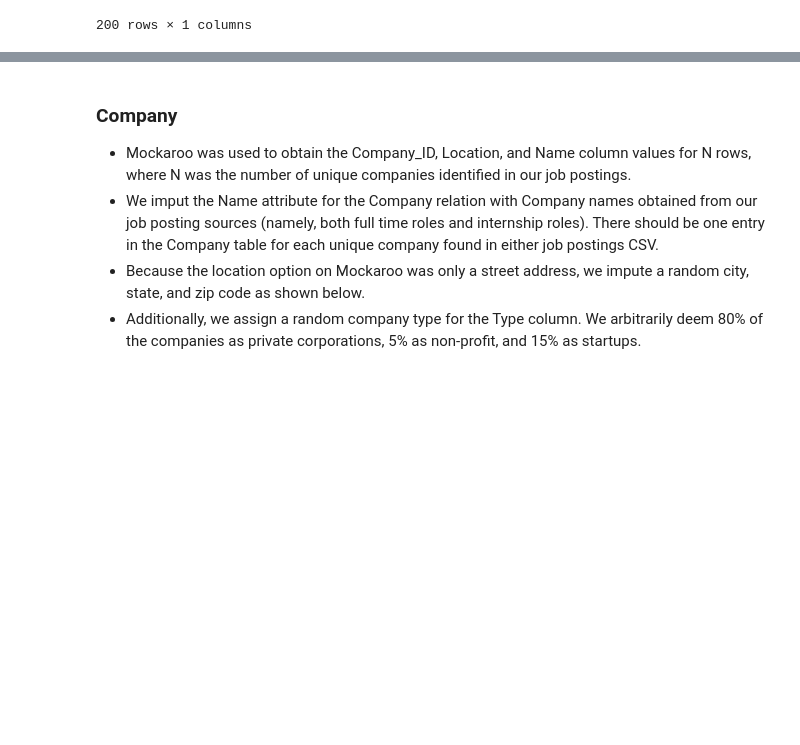
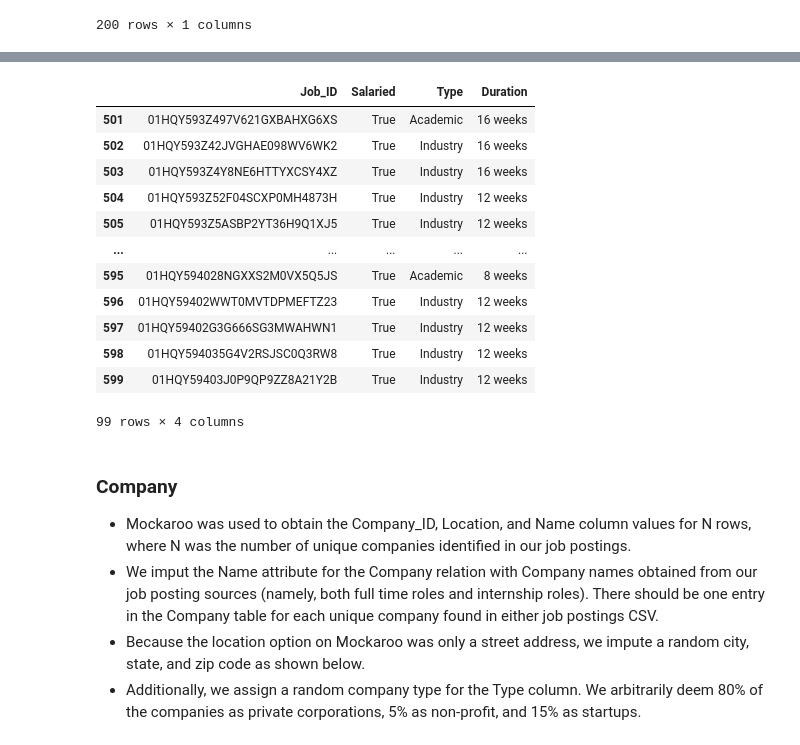
Before and after one commit to vbainwala/TalentTrove, a Jupyter notebook: make_data.ipynb, the cells around one changed output, grey strips where cells are left out. Cells and saved outputs as stored; diff of their text form; code cells hidden in the pictures; blank space fills up the shorter version.

Commit message:
Fixes #7: Add Co_op_Job table data

```diff
--- a/make_data.ipynb
+++ b/make_data.ipynb
@@ -465,0 +468,3 @@ internship_df.to_csv('data/Internship_Job.csv', index=False)
+# %%
+coop_df = pd.read_csv('data/Job_Posting.csv', header=0)
+coop_df
@@ -465,0 +485,4 @@ internship_df.to_csv('data/Internship_Job.csv', index=False)
+# %%
+# Keep only last 100 rows
+coop_df = coop_df[501:601]
+coop_df
@@ -465,0 +503,4 @@ internship_df.to_csv('data/Internship_Job.csv', index=False)
+# %%
+# Drop all attributes besides Job_ID
+coop_df = coop_df.drop(columns=['Company_ID', 'Job_Title', 'Location', 'Experience', 'Requirements', 'Skills', 'Recruiter_Username', 'Portal_ID'])
+coop_df
@@ -465,0 +521,24 @@ internship_df.to_csv('data/Internship_Job.csv', index=False)
+# %%
+# Impute values for Salaried, Type, and Duration attributes
+coop_types = ['Industry', 'Academic']
+coop_probs = [0.75, 0.25]
+
+coop_df['Salaried'] = np.random.choice(salaried, size=len(coop_df), p=salary_probs)
+coop_df['Type'] = np.random.choice(coop_types, size=len(coop_df), p=coop_probs)
+coop_df['Duration'] = np.random.choice(duration_vals, size=len(coop_df), p=duration_probs)
+
+coop_df
+# %% [output]
+|  | Job_ID | Salaried | Type | Duration |
+| 501 | 01HQY593Z497V621GXBAHXG6XS | True | Academic | 16 weeks |
+| 502 | 01HQY593Z42JVGHAE098WV6WK2 | True | Industry | 16 weeks |
+| 503 | 01HQY593Z4Y8NE6HTTYXCSY4XZ | True | Industry | 16 weeks |
+| 504 | 01HQY593Z52F04SCXP0MH4873H | True | Industry | 12 weeks |
+| 505 | 01HQY593Z5ASBP2YT36H9Q1XJ5 | True | Industry | 12 weeks |
+| ... | ... | ... | ... | ... |
+| 595 | 01HQY594028NGXXS2M0VX5Q5JS | True | Academic | 8 weeks |
+| 596 | 01HQY59402WWT0MVTDPMEFTZ23 | True | Industry | 12 weeks |
+| 597 | 01HQY59402G3G666SG3MWAHWN1 | True | Industry | 12 weeks |
+| 598 | 01HQY594035G4V2RSJSC0Q3RW8 | True | Industry | 12 weeks |
+| 599 | 01HQY59403J0P9QP9ZZ8A21Y2B | True | Industry | 12 weeks |
+99 rows × 4 columns
```
Also changed, not shown: parts of 6 cells of this notebook, 1 other file.
